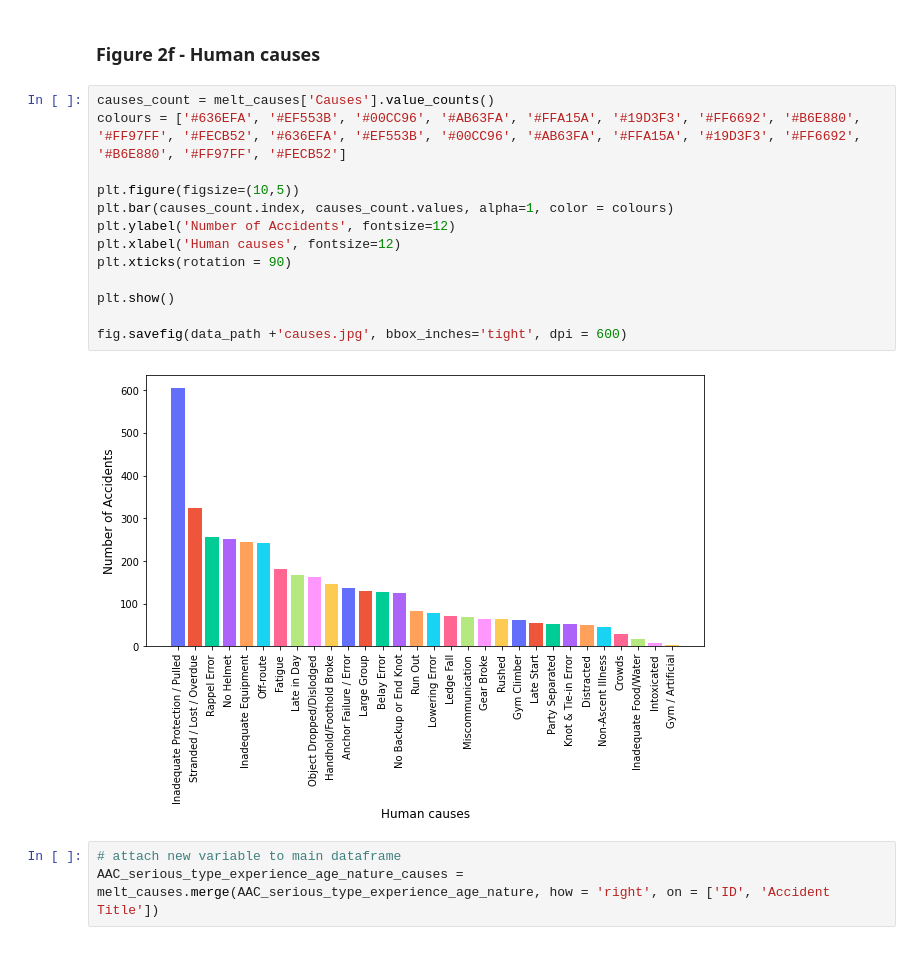
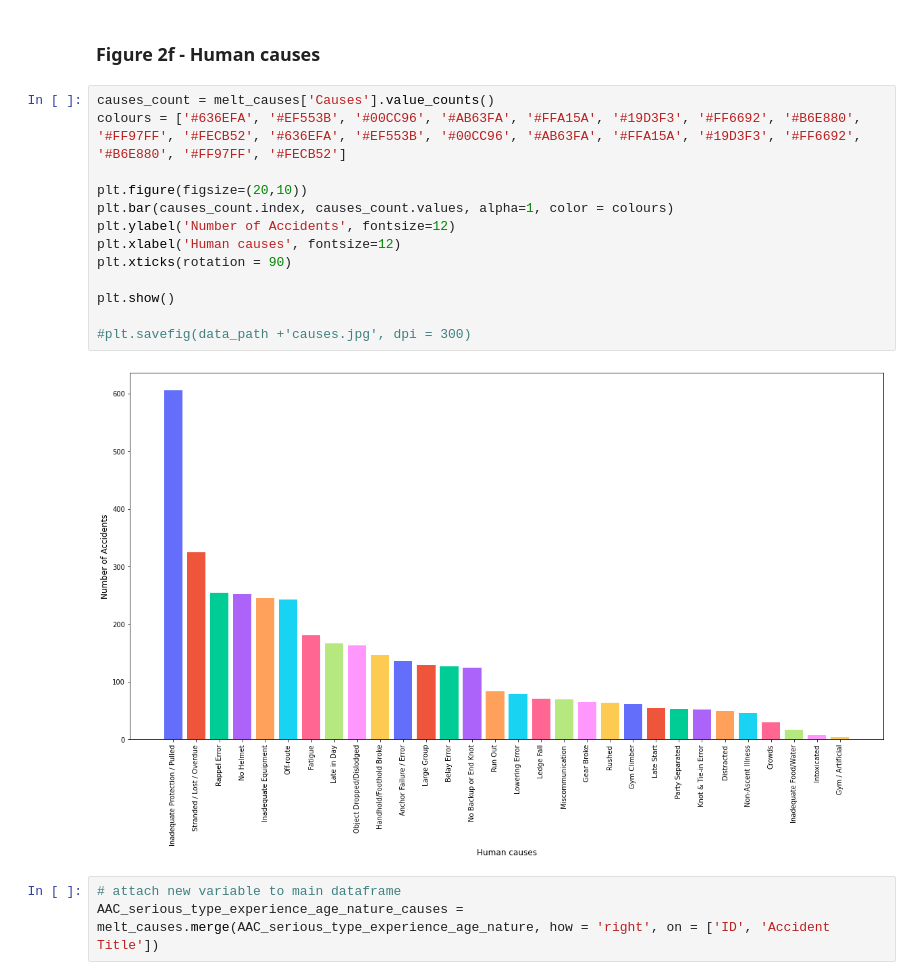
Before and after one commit to MAClaassen/python_course, a Jupyter notebook: Final_assignment.ipynb, the cells around one changed output. Saved outputs shown, nothing was run; the diff lists cells and outputs as text.

```diff
--- a/Final_assignment.ipynb
+++ b/Final_assignment.ipynb
@@ -602,18 +602,18 @@ In a future version of pandas all arguments of DataFrame.drop except for the arg
 # %%
 causes_count = melt_causes['Causes'].value_counts()
 colours = ['#636EFA', '#EF553B', '#00CC96', '#AB63FA', '#FFA15A', '#19D3F3', '#FF6692', '#B6E880', '#FF97FF', '#FECB52', '#636EFA', '#EF553B', '#00CC96', '#AB63FA', '#FFA15A', '#19D3F3', '#FF6692', '#B6E880', '#FF97FF', '#FECB52']
 
-plt.figure(figsize=(10,5))
+plt.figure(figsize=(20,10))
 plt.bar(causes_count.index, causes_count.values, alpha=1, color = colours)
 plt.ylabel('Number of Accidents', fontsize=12)
 plt.xlabel('Human causes', fontsize=12)
 plt.xticks(rotation = 90)
 
 plt.show()
 
-fig.savefig(data_path +'causes.jpg', bbox_inches='tight', dpi = 600)
+#plt.savefig(data_path +'causes.jpg', dpi = 300)
 # %% [output]
-[figure, old version]
+[figure, new version]
 # %%
 # attach new variable to main dataframe
 AAC_serious_type_experience_age_nature_causes = melt_causes.merge(AAC_serious_type_experience_age_nature, how = 'right', on = ['ID', 'Accident Title'])
```
Also changed, not shown: parts of 1 cell of this notebook.
